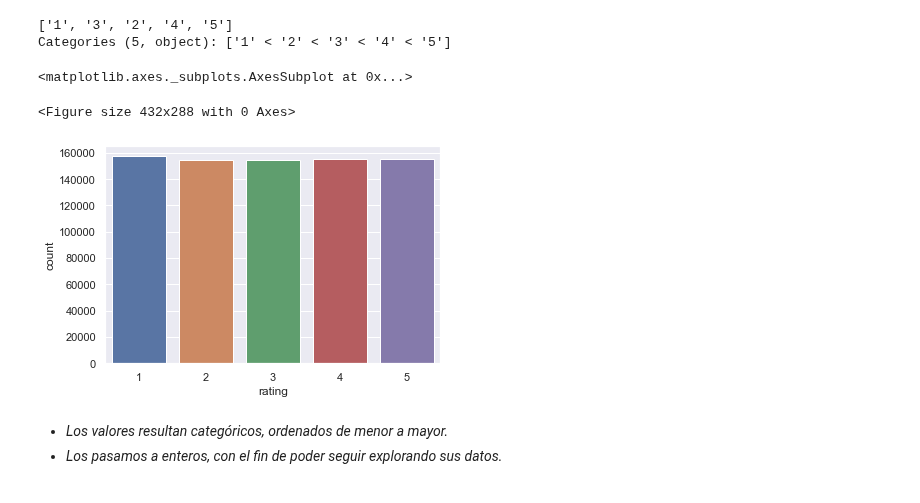
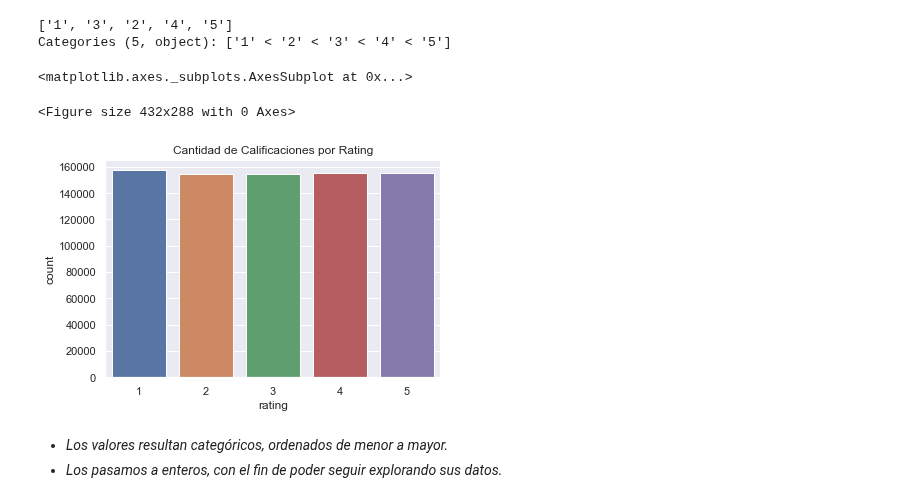
Before and after one commit to alseveso/AcamicaDS, a Jupyter notebook: Proyecto 3/A. Proyecto 03_Alejandra Seveso.ipynb, the cells around one changed output. Saved outputs shown, nothing was run; the diff lists cells and outputs as text; code cells hidden in the pictures.

```diff
--- a/Proyecto 3/A. Proyecto 03_Alejandra Seveso.ipynb
+++ b/Proyecto 3/A. Proyecto 03_Alejandra Seveso.ipynb
@@ -487,11 +481,12 @@ Categories (5, object): ['1' < '2' < '3' < '4' < '5']
 # %%
 fig = plt.figure()
 fig, ax = plt.subplots(figsize = (6,4))
+plt.title('Cantidad de Calificaciones por Rating')
 sns.countplot(data=df3, x ='rating')
 # %% [output]
 <matplotlib.axes._subplots.AxesSubplot at 0x...>
 <Figure size 432x288 with 0 Axes>
-[figure, old version]
+[figure, new version]
 # %% [markdown]
 * *Los valores resultan categóricos, ordenados de menor a mayor.*
 * *Los pasamos a enteros, con el fin de poder seguir explorando sus datos.*
```
Also changed, not shown: parts of 70 cells of this notebook, 1 other file.
